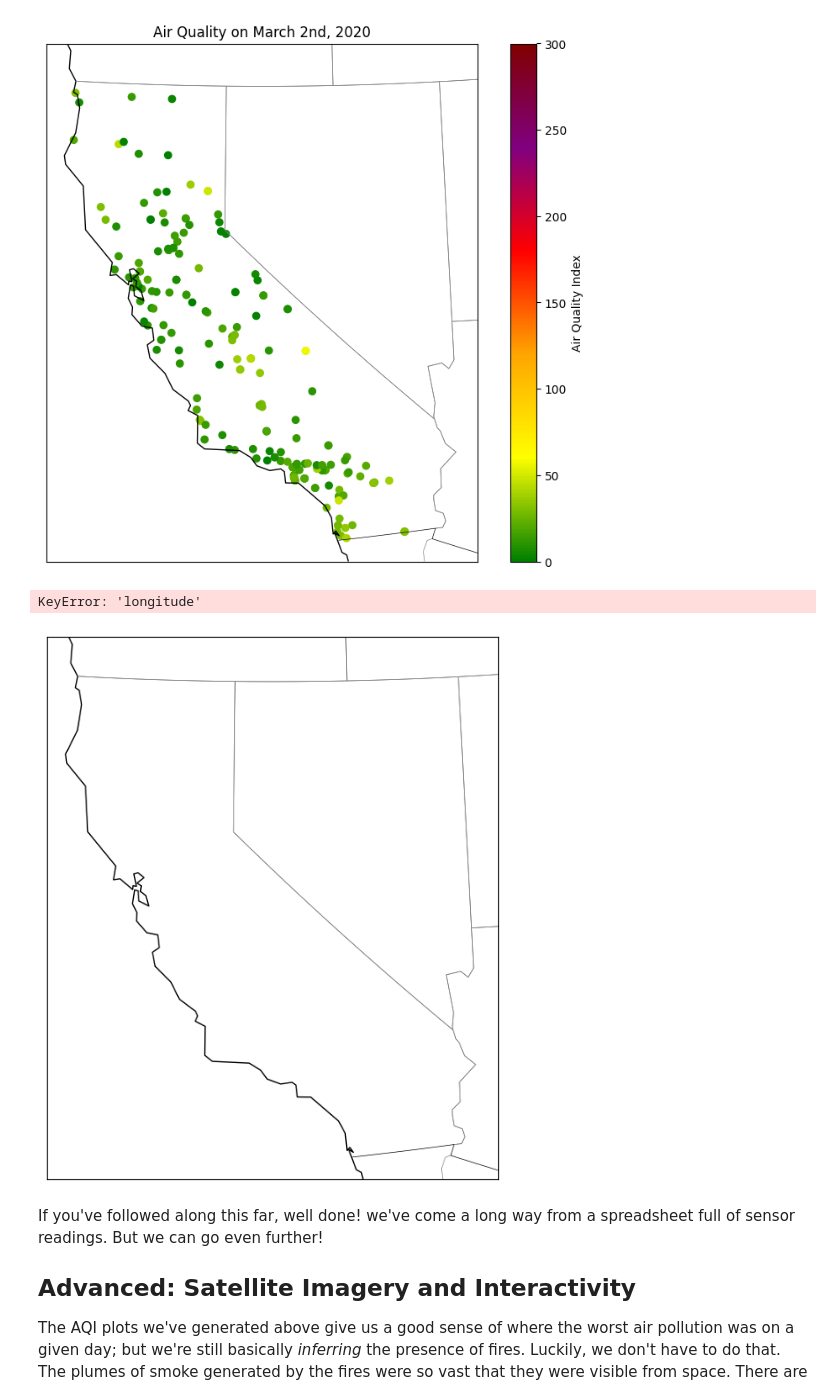
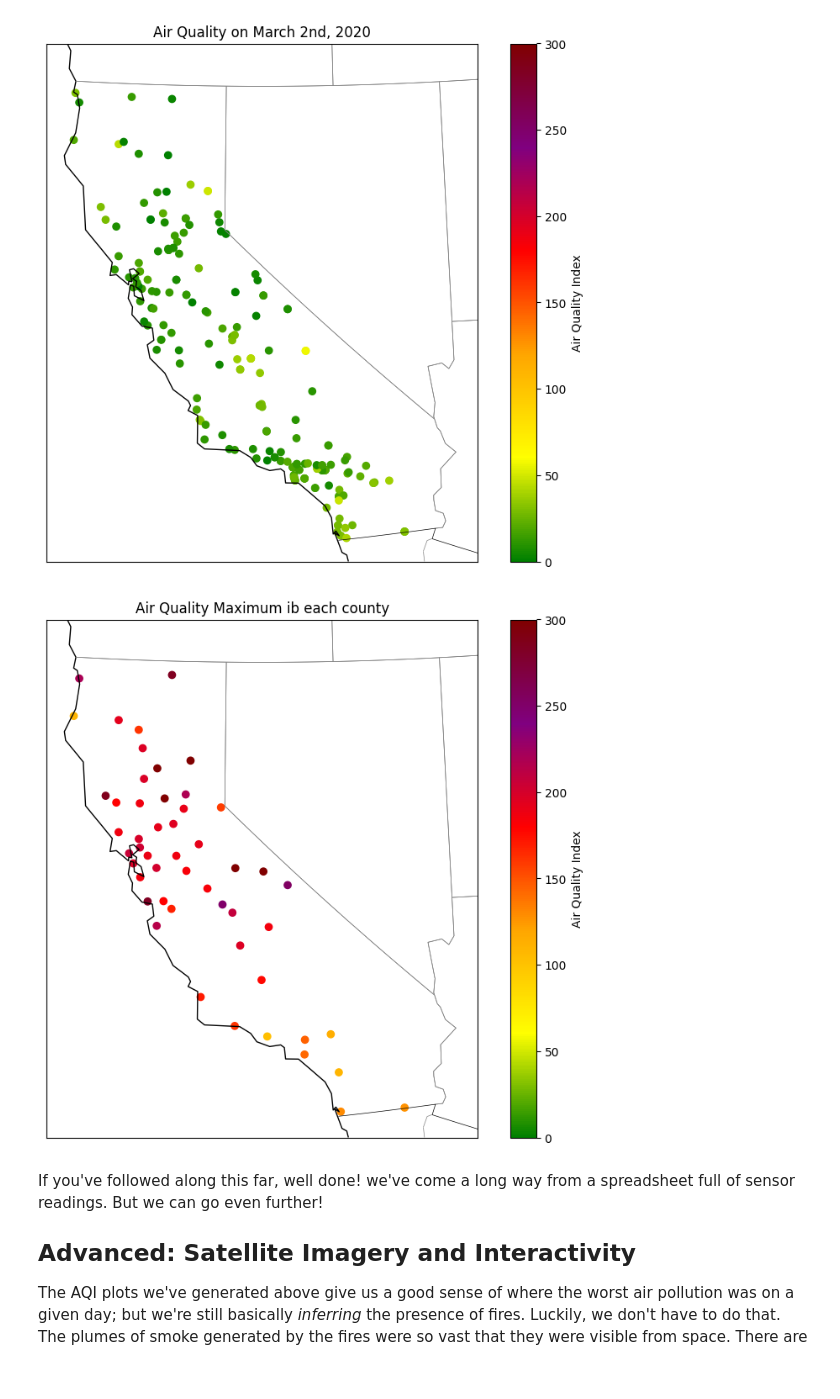
Before and after one commit to jacquelinechesher/QM2-real, a Jupyter notebook: notebooks/W03. Spatial Data.ipynb, the cells around one changed output. Cells and saved outputs as stored; diff of their text form; code cells hidden in the pictures.

```diff
--- a/notebooks/W03. Spatial Data.ipynb
+++ b/notebooks/W03. Spatial Data.ipynb
@@ -445,30 +445,33 @@ plt.colorbar(label='Air Quality Index');
 # %% [output]
 [figure]
 # %%
-max_aqi_county = county_daily.groupby('COUNTY')['AQI'].max().sort_values(ascending=False)
+max_aqi_county = county_daily.groupby('COUNTY')['AQI'].max().reset_index()
+
+max_aqi_with_coords = pd.merge(max_aqi_county, df[['COUNTY', 'longitude', 'latitude']].drop_duplicates(), on='COUNTY', how='left')
+max_aqi_with_coords.drop_duplicates(subset=['COUNTY'], inplace=True)
+
 map = Basemap(projection='lcc', resolution='l',
             lat_0=37.5, lon_0=-119,
             width=1E6, height=1.2E6)
 
 map.drawcoastlines(color='black')
 map.drawcountries(color='black')
 map.drawstates(color='gray')
 
 map.scatter(
-      max_aqi_county['longitude'],
-      max_aqi_county['latitude'],
+      max_aqi_with_coords['longitude'],
+      max_aqi_with_coords['latitude'],
       latlon=True,
-      c=max_aqi_county['AQI'], # We're adding that
+      c=max_aqi_with_coords['AQI'], # We're adding that
       cmap=aqi_colors,
       vmin=0,
       vmax=300)
 
 
 plt.title('Air Quality Maximum ib each county')
 plt.colorbar(label='Air Quality Index');
 # %% [output]
-KeyError: 'longitude'
-[figure, old version]
+[figure, new version]
 # %% [markdown]
 If you've followed along this far, well done! we've come a long way from a spreadsheet full of sensor readings. But we can go even further!
 
```
Also changed, not shown: parts of 2 cells of this notebook.
